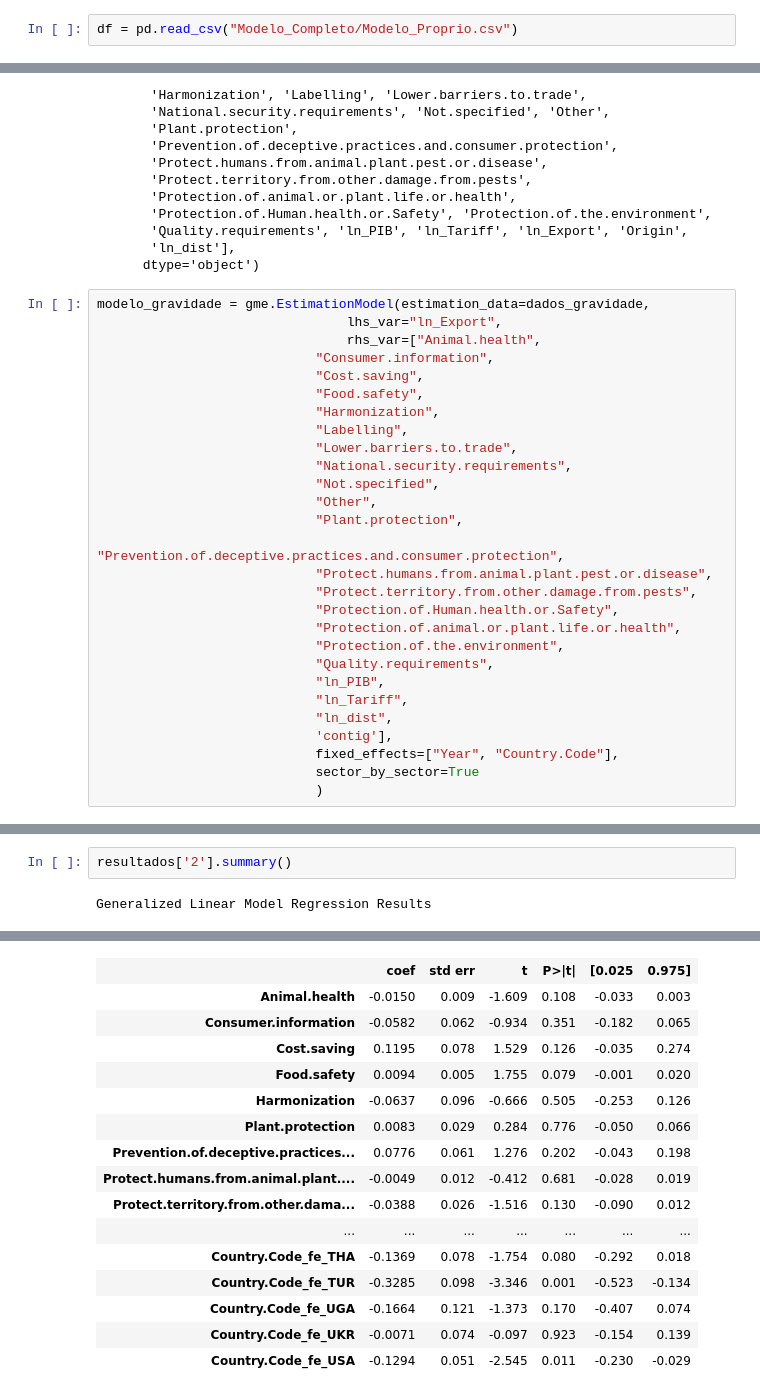
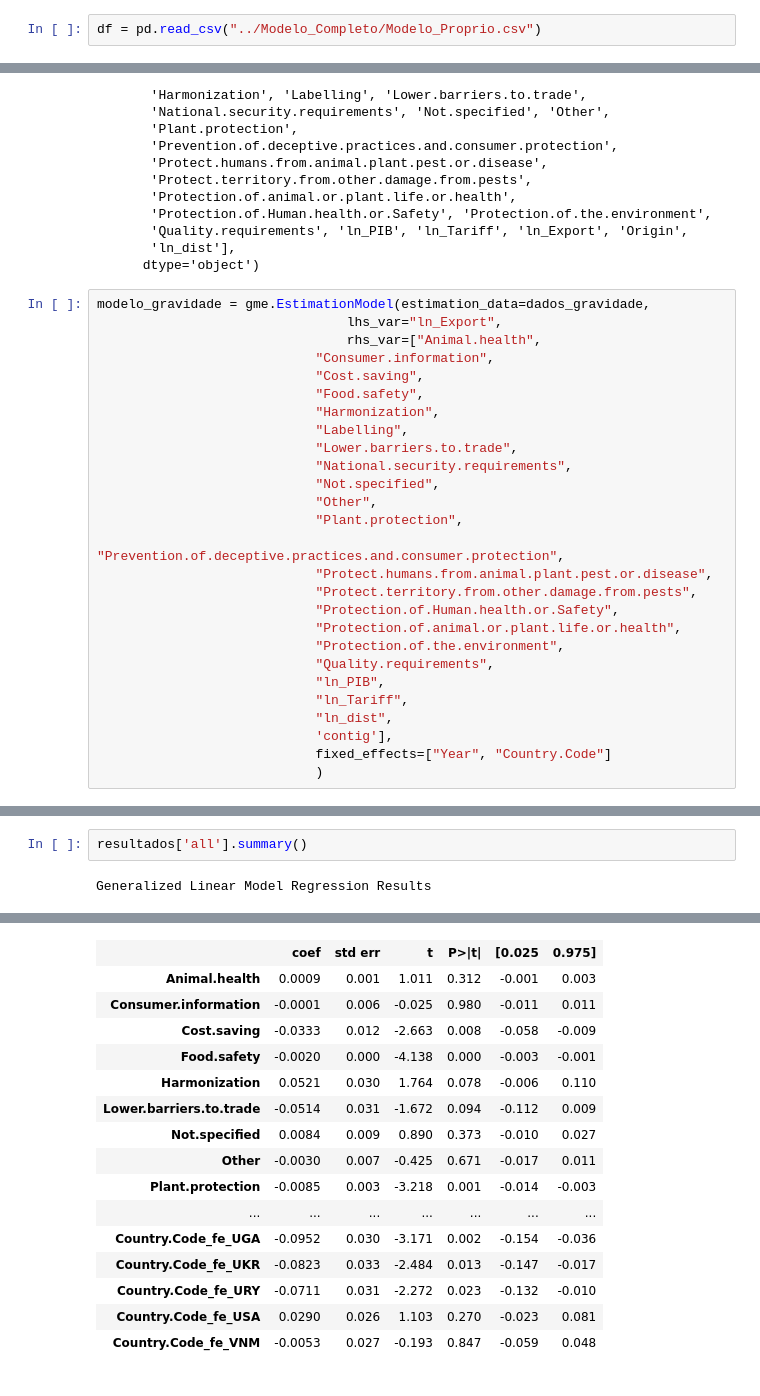
Before and after one commit to thcoelho/ITP_Notificacoes_Exportacao, a Jupyter notebook: Modelo/Regressão/Regressao_Propria.ipynb, the cells around one changed output, grey strips where cells are left out. Saved outputs shown, nothing was run; the diff lists cells and outputs as text.

```diff
--- a/Modelo/Regressão/Regressao_Propria.ipynb
+++ b/Modelo/Regressão/Regressao_Propria.ipynb
@@ -3,7 +3,7 @@ import pandas as pd
 import gme
 import numpy as np
 # %%
-df = pd.read_csv("Modelo_Completo/Modelo_Proprio.csv")
+df = pd.read_csv("../Modelo_Completo/Modelo_Proprio.csv")
 # %%
 df.head()
 # %% [output]
@@ -129,8 +129,7 @@ modelo_gravidade = gme.EstimationModel(estimation_data=dados_gravidade,
                             "ln_Tariff",
                             "ln_dist",
                             'contig'],
-                            fixed_effects=["Year", "Country.Code"],
-                            sector_by_sector=True
+                            fixed_effects=["Year", "Country.Code"]
                             )
 # %%
 resultados = modelo_gravidade.estimate()
@@ -155,4 +149,4 @@ Estimation completed at 09:38 AM  on Apr 22, 2020
 # %%
-resultados['2'].summary()
+resultados['all'].summary()
 # %% [output]
 Generalized Linear Model Regression Results
@@ -166,16 +160,16 @@ Generalized Linear Model Regression Results
 |  | coef | std err | t | P>|t| | [0.025 | 0.975] |
-| Animal.health | -0.0150 | 0.009 | -1.609 | 0.108 | -0.033 | 0.003 |
-| Consumer.information | -0.0582 | 0.062 | -0.934 | 0.351 | -0.182 | 0.065 |
-| Cost.saving | 0.1195 | 0.078 | 1.529 | 0.126 | -0.035 | 0.274 |
-| Food.safety | 0.0094 | 0.005 | 1.755 | 0.079 | -0.001 | 0.020 |
-| Harmonization | -0.0637 | 0.096 | -0.666 | 0.505 | -0.253 | 0.126 |
-| Plant.protection | 0.0083 | 0.029 | 0.284 | 0.776 | -0.050 | 0.066 |
-| Prevention.of.deceptive.practices... | 0.0776 | 0.061 | 1.276 | 0.202 | -0.043 | 0.198 |
-| Protect.humans.from.animal.plant.... | -0.0049 | 0.012 | -0.412 | 0.681 | -0.028 | 0.019 |
-| Protect.territory.from.other.dama... | -0.0388 | 0.026 | -1.516 | 0.130 | -0.090 | 0.012 |
+| Animal.health | 0.0009 | 0.001 | 1.011 | 0.312 | -0.001 | 0.003 |
+| Consumer.information | -0.0001 | 0.006 | -0.025 | 0.980 | -0.011 | 0.011 |
+| Cost.saving | -0.0333 | 0.012 | -2.663 | 0.008 | -0.058 | -0.009 |
+| Food.safety | -0.0020 | 0.000 | -4.138 | 0.000 | -0.003 | -0.001 |
+| Harmonization | 0.0521 | 0.030 | 1.764 | 0.078 | -0.006 | 0.110 |
+| Lower.barriers.to.trade | -0.0514 | 0.031 | -1.672 | 0.094 | -0.112 | 0.009 |
+| Not.specified | 0.0084 | 0.009 | 0.890 | 0.373 | -0.010 | 0.027 |
+| Other | -0.0030 | 0.007 | -0.425 | 0.671 | -0.017 | 0.011 |
+| Plant.protection | -0.0085 | 0.003 | -3.218 | 0.001 | -0.014 | -0.003 |
 | ... | ... | ... | ... | ... | ... | ... |
-| Country.Code_fe_THA | -0.1369 | 0.078 | -1.754 | 0.080 | -0.292 | 0.018 |
-| Country.Code_fe_TUR | -0.3285 | 0.098 | -3.346 | 0.001 | -0.523 | -0.134 |
-| Country.Code_fe_UGA | -0.1664 | 0.121 | -1.373 | 0.170 | -0.407 | 0.074 |
-| Country.Code_fe_UKR | -0.0071 | 0.074 | -0.097 | 0.923 | -0.154 | 0.139 |
-| Country.Code_fe_USA | -0.1294 | 0.051 | -2.545 | 0.011 | -0.230 | -0.029 |
+| Country.Code_fe_UGA | -0.0952 | 0.030 | -3.171 | 0.002 | -0.154 | -0.036 |
+| Country.Code_fe_UKR | -0.0823 | 0.033 | -2.484 | 0.013 | -0.147 | -0.017 |
+| Country.Code_fe_URY | -0.0711 | 0.031 | -2.272 | 0.023 | -0.132 | -0.010 |
+| Country.Code_fe_USA | 0.0290 | 0.026 | 1.103 | 0.270 | -0.023 | 0.081 |
+| Country.Code_fe_VNM | -0.0053 | 0.027 | -0.193 | 0.847 | -0.059 | 0.048 |
```
Also changed, not shown: parts of 3 cells of this notebook, 42 other files.
